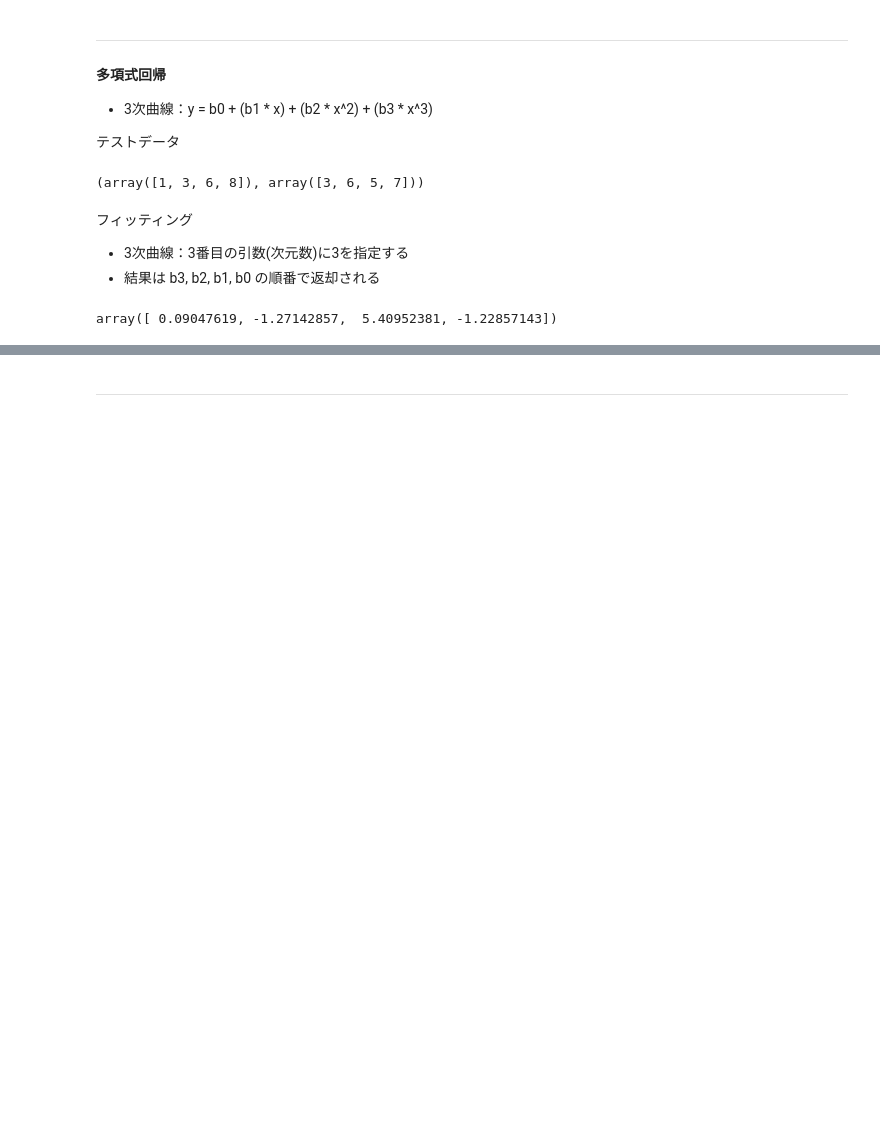
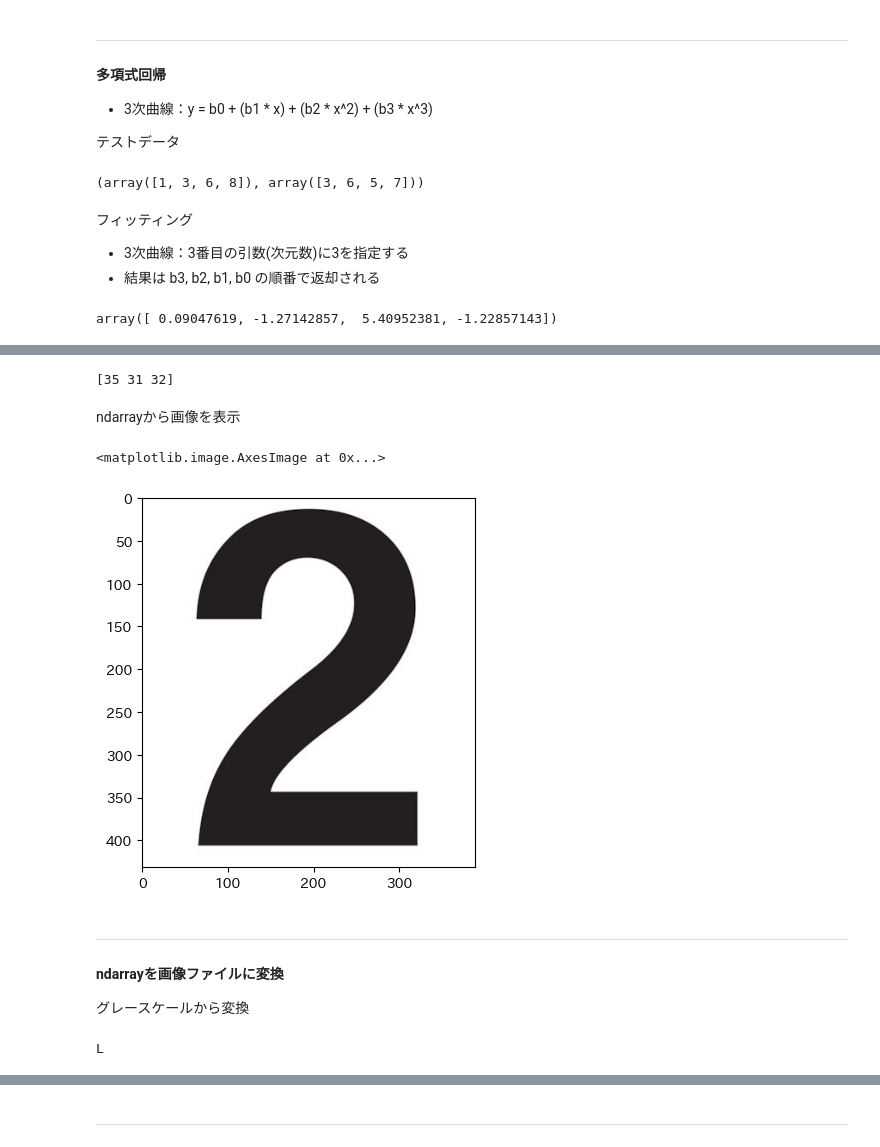
Before and after one commit to tsuyoi1064/notebook, a Jupyter notebook: HowTo/Numpy.ipynb, the cells around one changed output, grey strips where cells are left out. Saved outputs shown, nothing was run; the diff lists cells and outputs as text; code cells hidden in the pictures; blank space fills up the shorter version.

```diff
--- a/HowTo/Numpy.ipynb
+++ b/HowTo/Numpy.ipynb
@@ -1054,0 +1138,5 @@ array([ 0.09047619, -1.27142857,  5.40952381, -1.22857143])
+# %%
+im_rgb = np.array(Image.open('./images/Number2.png'))
+print(type(im_rgb))
+print(im_rgb.dtype)
+print(im_rgb.shape)
@@ -1054,0 +1172,24 @@ array([ 0.09047619, -1.27142857,  5.40952381, -1.22857143])
+# %%
+print(im_rgb[216, 194])
+# %% [output]
+[35 31 32]
+# %% [markdown]
+ndarrayから画像を表示
+# %%
+plt.imshow(im_rgb)
+# %% [output]
+<matplotlib.image.AxesImage at 0x...>
+[figure, added]
+# %% [markdown]
+
+---
+
+#### ndarrayを画像ファイルに変換
+
+グレースケールから変換
+# %%
+im = Image.fromarray(im_gray)
+print(im.mode)
+im.save('./images/Number2-gray_ndarray.png')
+# %% [output]
+L
```
Also changed, not shown: parts of 32 cells of this notebook, 4 other files.
